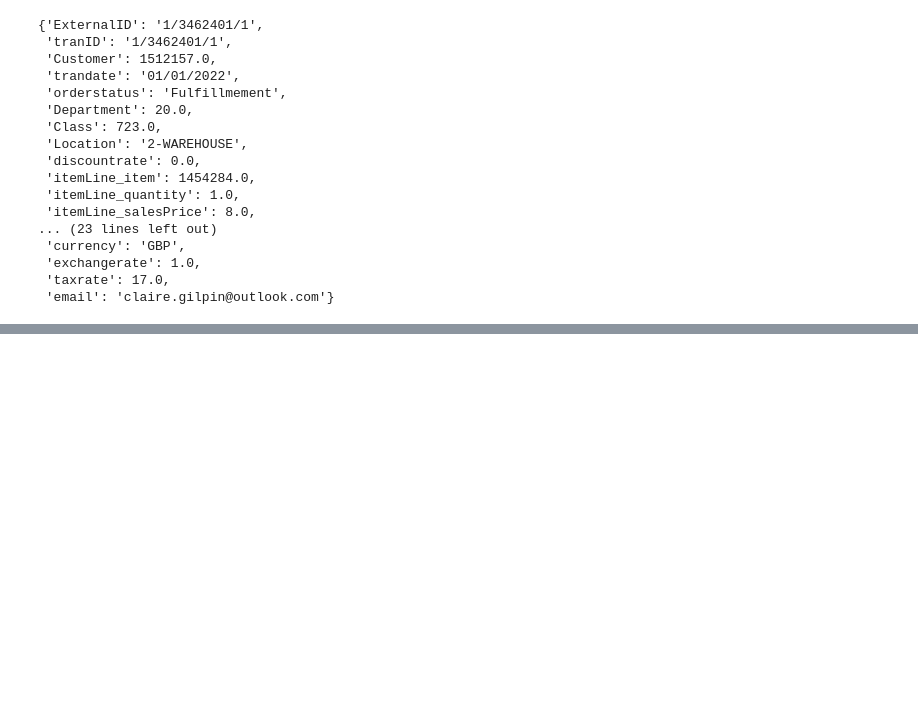
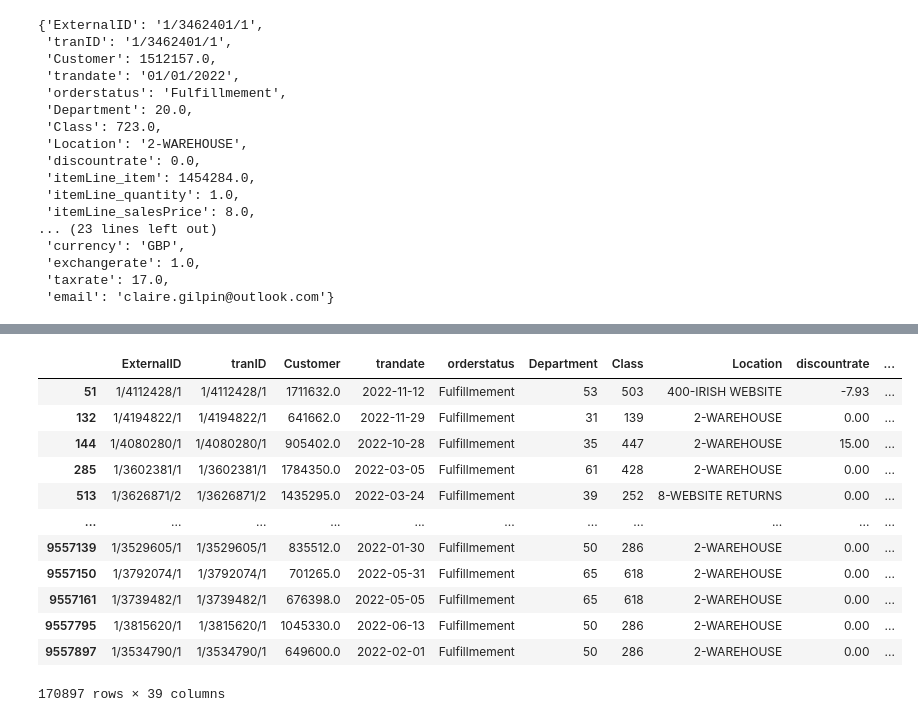
Before and after one commit to Oliver-Bonas/netsuite_uploader, a Jupyter notebook: transaction_uploader/upload_transactions.ipynb, the cells around one changed output, grey strips where cells are left out. Cells and saved outputs as stored; diff of their text form; code cells hidden in the pictures; blank space fills up the shorter version.

```diff
--- a/transaction_uploader/upload_transactions.ipynb
+++ b/transaction_uploader/upload_transactions.ipynb
@@ -67,0 +225,3 @@ C:\Users\Thomas.fuller\NotDrive\VENV\simplyvenv\lib\site-packages\IPython\core\i
+# %%
+peak = pandas.read_csv("../../../bigfile/peak.csv")
+afterpeak = pandas.read_csv("../../../bigfile/aprilsales.csv")
@@ -67,0 +230,10 @@ C:\Users\Thomas.fuller\NotDrive\VENV\simplyvenv\lib\site-packages\IPython\core\i
+# %%
+early = pandas.read_csv("../../../bigfile/early.csv")
+# %%
+import os
+real_df = pandas.concat(
+    [
+        pandas.read_csv(f"../customer_uploader/sense/{fname}")
+        for fname in os.listdir("../customer_uploader/sense")
+    ]
+)
@@ -67,0 +255,23 @@ C:\Users\Thomas.fuller\NotDrive\VENV\simplyvenv\lib\site-packages\IPython\core\i
+# %%
+something = pandas.concat([
+    peak[peak.Customer.isin(real_df.entityId)],
+    afterpeak[afterpeak.Customer.isin(real_df.entityId)],
+    early[early.Customer.isin(real_df.entityId)],
+    ]
+)
+# %%
+something
+# %% [output]
+|  | ExternalID | tranID | Customer | trandate | orderstatus | Department | Class | Location | discountrate | ... |
+| 51 | 1/4112428/1 | 1/4112428/1 | 1711632.0 | 2022-11-12 | Fulfillmement | 53 | 503 | 400-IRISH WEBSITE | -7.93 | ... |
+| 132 | 1/4194822/1 | 1/4194822/1 | 641662.0 | 2022-11-29 | Fulfillmement | 31 | 139 | 2-WAREHOUSE | 0.00 | ... |
+| 144 | 1/4080280/1 | 1/4080280/1 | 905402.0 | 2022-10-28 | Fulfillmement | 35 | 447 | 2-WAREHOUSE | 15.00 | ... |
+| 285 | 1/3602381/1 | 1/3602381/1 | 1784350.0 | 2022-03-05 | Fulfillmement | 61 | 428 | 2-WAREHOUSE | 0.00 | ... |
+| 513 | 1/3626871/2 | 1/3626871/2 | 1435295.0 | 2022-03-24 | Fulfillmement | 39 | 252 | 8-WEBSITE RETURNS | 0.00 | ... |
+| ... | ... | ... | ... | ... | ... | ... | ... | ... | ... | ... |
+| 9557139 | 1/3529605/1 | 1/3529605/1 | 835512.0 | 2022-01-30 | Fulfillmement | 50 | 286 | 2-WAREHOUSE | 0.00 | ... |
+| 9557150 | 1/3792074/1 | 1/3792074/1 | 701265.0 | 2022-05-31 | Fulfillmement | 65 | 618 | 2-WAREHOUSE | 0.00 | ... |
+| 9557161 | 1/3739482/1 | 1/3739482/1 | 676398.0 | 2022-05-05 | Fulfillmement | 65 | 618 | 2-WAREHOUSE | 0.00 | ... |
+| 9557795 | 1/3815620/1 | 1/3815620/1 | 1045330.0 | 2022-06-13 | Fulfillmement | 50 | 286 | 2-WAREHOUSE | 0.00 | ... |
+| 9557897 | 1/3534790/1 | 1/3534790/1 | 649600.0 | 2022-02-01 | Fulfillmement | 50 | 286 | 2-WAREHOUSE | 0.00 | ... |
+170897 rows × 39 columns
```
Also changed, not shown: parts of 21 cells of this notebook, 20 other files.
